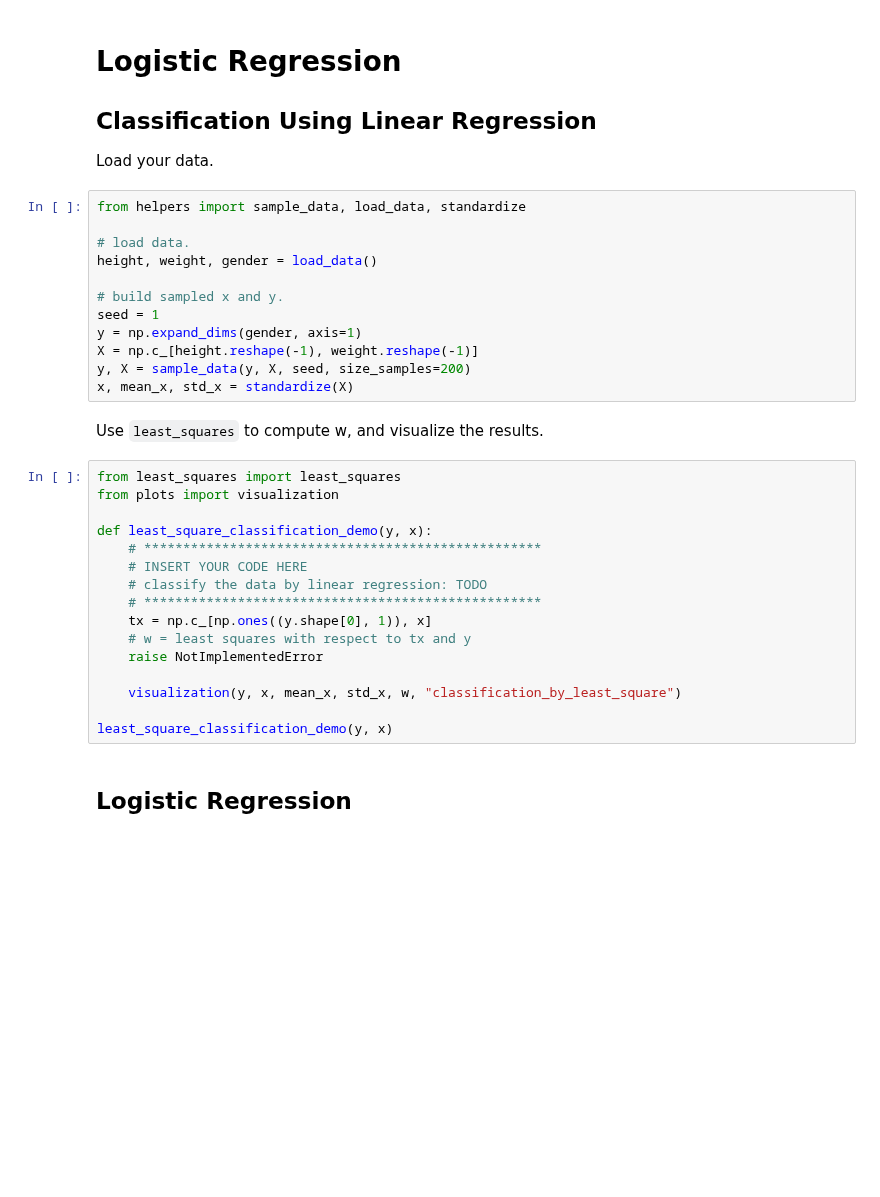
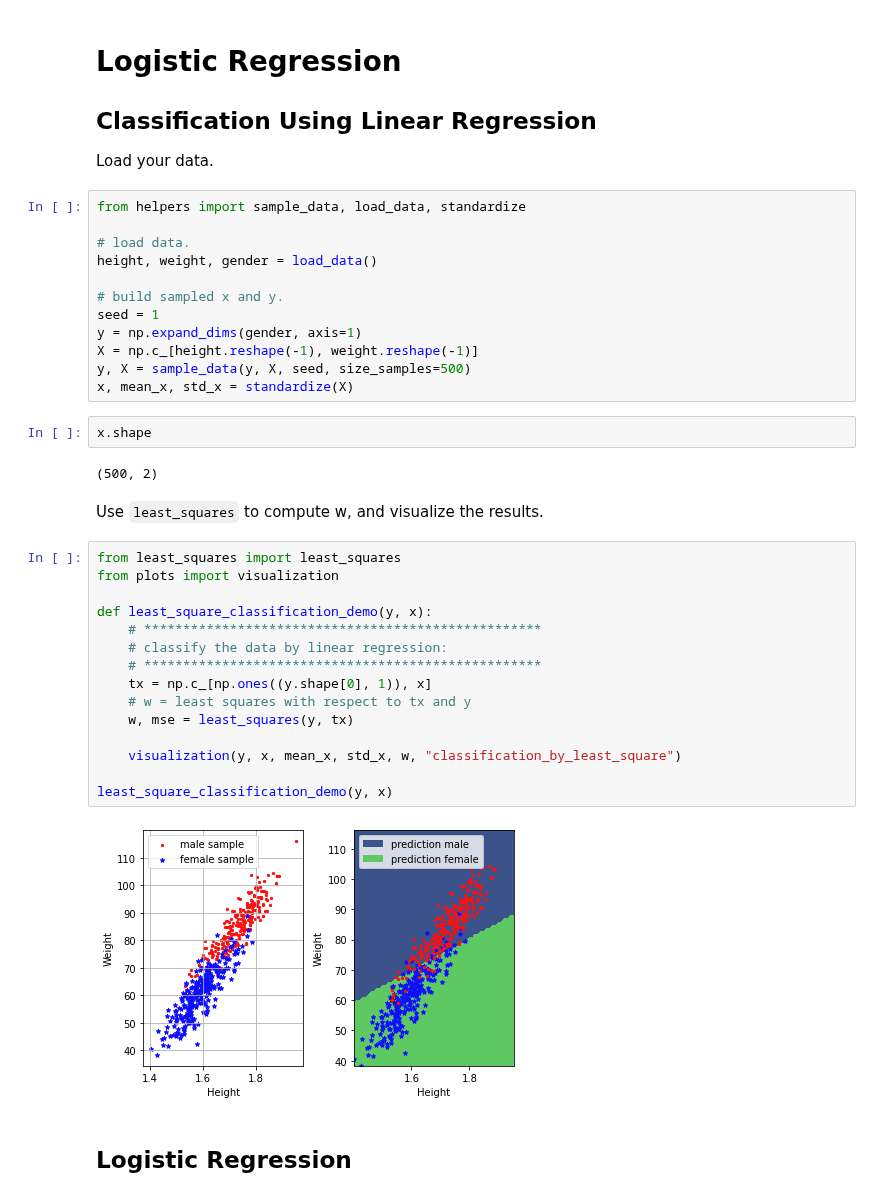
Before and after one commit to epfml/ML_course, a Jupyter notebook: labs/ex05/template/ex05.ipynb, the cells around one changed output. Drawn from its saved outputs; the diff is of its cells as text; blank space fills up the shorter version.

```diff
--- a/labs/ex05/template/ex05.ipynb
+++ b/labs/ex05/template/ex05.ipynb
@@ -19,26 +19,31 @@ height, weight, gender = load_data()
 seed = 1
 y = np.expand_dims(gender, axis=1)
 X = np.c_[height.reshape(-1), weight.reshape(-1)]
-y, X = sample_data(y, X, seed, size_samples=200)
+y, X = sample_data(y, X, seed, size_samples=500)
 x, mean_x, std_x = standardize(X)
+# %%
+x.shape
+# %% [output]
+(500, 2)
 # %% [markdown]
 Use `least_squares` to compute w, and visualize the results.
 # %%
 from least_squares import least_squares
 from plots import visualization
 
 def least_square_classification_demo(y, x):
     # ***************************************************
-    # INSERT YOUR CODE HERE
-    # classify the data by linear regression: TODO
+    # classify the data by linear regression:
     # ***************************************************
     tx = np.c_[np.ones((y.shape[0], 1)), x]
     # w = least squares with respect to tx and y
-    raise NotImplementedError
+    w, mse = least_squares(y, tx)
 
     visualization(y, x, mean_x, std_x, w, "classification_by_least_square")
 
 least_square_classification_demo(y, x)
+# %% [output]
+[figure, added]
 # %% [markdown]
 ## Logistic Regression
 # %% [markdown]
```
Also changed, not shown: parts of 14 cells of this notebook, 7 other files.
